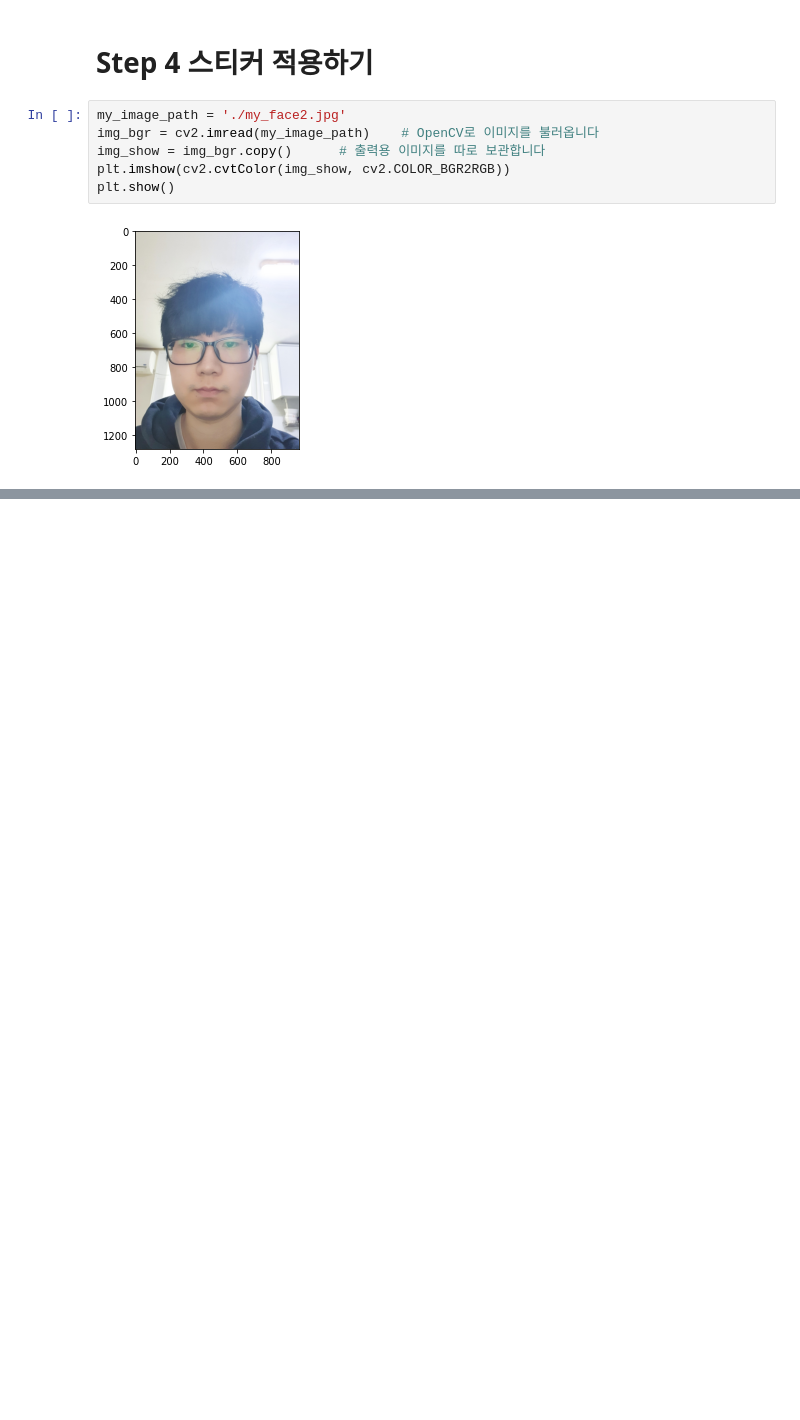
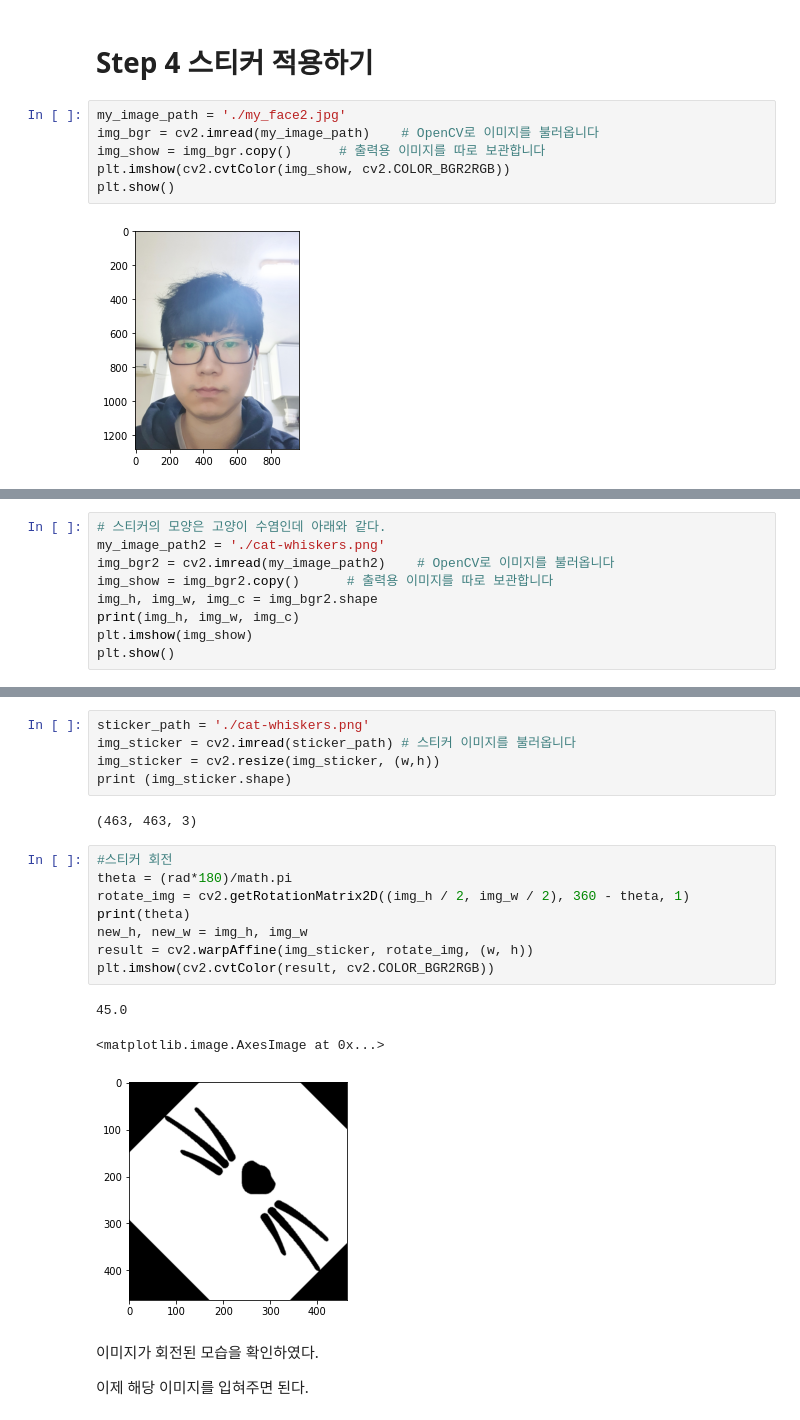
Before and after one commit to kkalkkkal/AIFFEL, a Jupyter notebook: 3. 카메라 스티커앱 만들기 첫걸음/고양이 수염 필터.ipynb, the cells around one changed output, grey strips where cells are left out. Cells and saved outputs as stored; diff of their text form; blank space fills up the shorter version.

```diff
--- a/3. 카메라 스티커앱 만들기 첫걸음/고양이 수염 필터.ipynb
+++ b/3. 카메라 스티커앱 만들기 첫걸음/고양이 수염 필터.ipynb
@@ -220,0 +324,9 @@ plt.show()
+# %%
+# 스티커의 모양은 고양이 수염인데 아래와 같다.
+my_image_path2 = './cat-whiskers.png'
+img_bgr2 = cv2.imread(my_image_path2)    # OpenCV로 이미지를 불러옵니다
+img_show = img_bgr2.copy()      # 출력용 이미지를 따로 보관합니다
+img_h, img_w, img_c = img_bgr2.shape
+print(img_h, img_w, img_c)
+plt.imshow(img_show)
+plt.show()
@@ -220,0 +343,23 @@ plt.show()
+# %%
+sticker_path = './cat-whiskers.png'
+img_sticker = cv2.imread(sticker_path) # 스티커 이미지를 불러옵니다
+img_sticker = cv2.resize(img_sticker, (w,h))
+print (img_sticker.shape)
+# %% [output]
+(463, 463, 3)
+# %%
+#스티커 회전
+theta = (rad*180)/math.pi
+rotate_img = cv2.getRotationMatrix2D((img_h / 2, img_w / 2), 360 - theta, 1)
+print(theta)
+new_h, new_w = img_h, img_w
+result = cv2.warpAffine(img_sticker, rotate_img, (w, h))
+plt.imshow(cv2.cvtColor(result, cv2.COLOR_BGR2RGB))
+# %% [output]
+45.0
+<matplotlib.image.AxesImage at 0x...>
+[figure, added]
+# %% [markdown]
+이미지가 회전된 모습을 확인하였다.
+
+이제 해당 이미지를 입혀주면 된다.
```
Also changed, not shown: parts of 27 cells of this notebook, 1 other file.
